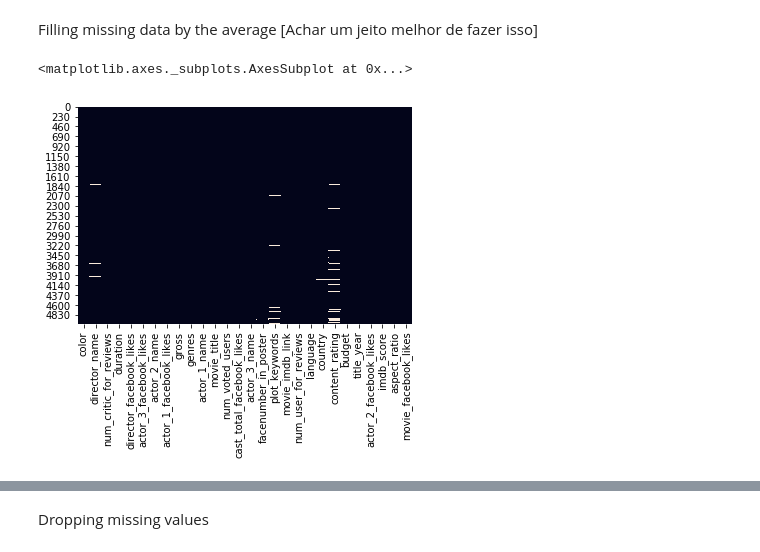
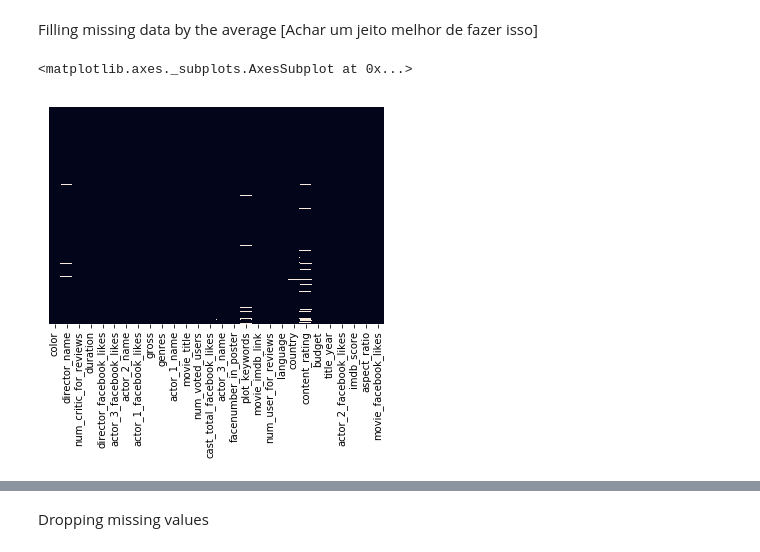
Before and after one commit to Machine-Learning-FGA/imdb_movie_dataset, a Jupyter notebook: pre_processing.ipynb, the cells around one changed output, grey strips where cells are left out. Cells and saved outputs as stored; diff of their text form; code cells hidden in the pictures.

```diff
--- a/pre_processing.ipynb
+++ b/pre_processing.ipynb
@@ -96,8 +85,8 @@ average_df = df.copy(deep=True)
 # %%
-for column in average_df.select_dtypes(['float64','int64']).columns:
-    average_df[column] = average_df[column].fillna(value=np.mean(average_df[column]))
+for column in df.select_dtypes(['float64','int64']).columns:
+    df[column] = df[column].fillna(value=np.mean(df[column]))
 # %%
-sns.heatmap(average_df.isnull(),cbar=False)
+sns.heatmap(df.isnull(),cbar=False,yticklabels=False)
 # %% [output]
 <matplotlib.axes._subplots.AxesSubplot at 0x...>
-[figure, old version]
+[figure, new version]
```
Also changed, not shown: parts of 19 cells of this notebook.
